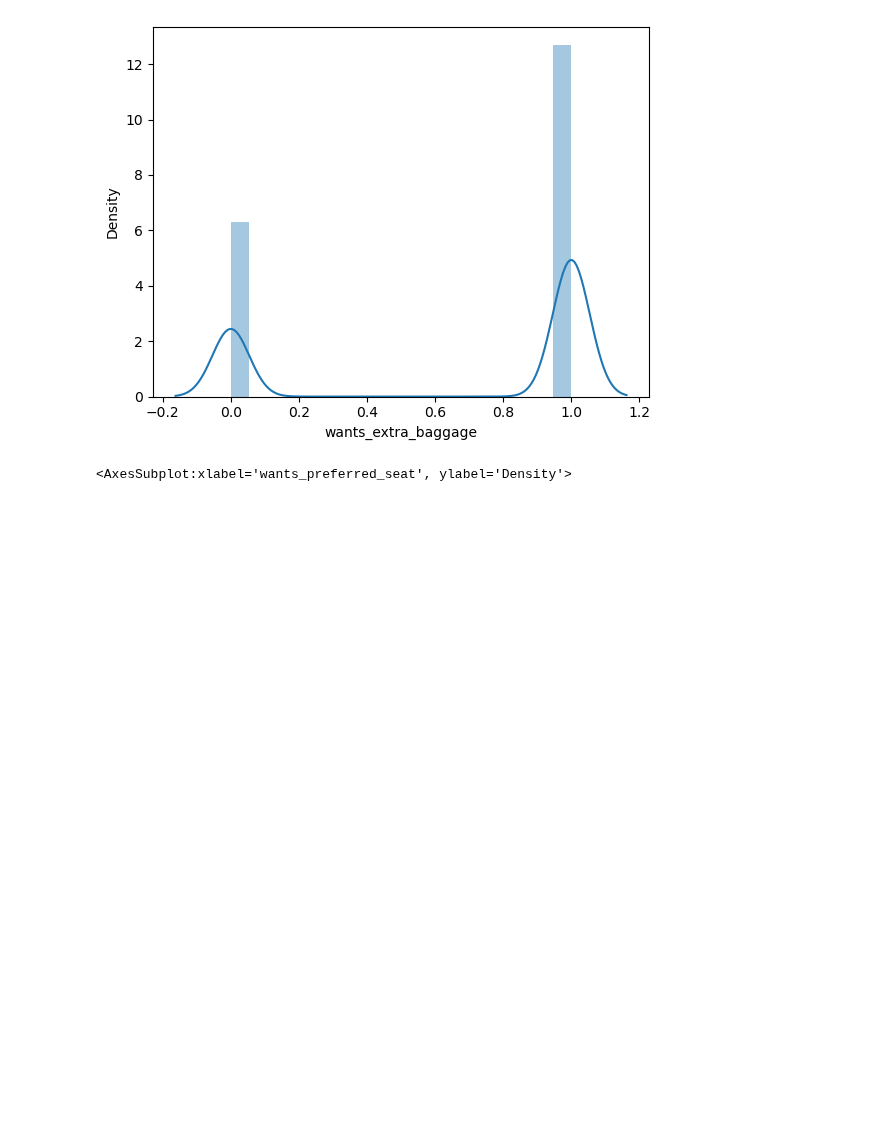
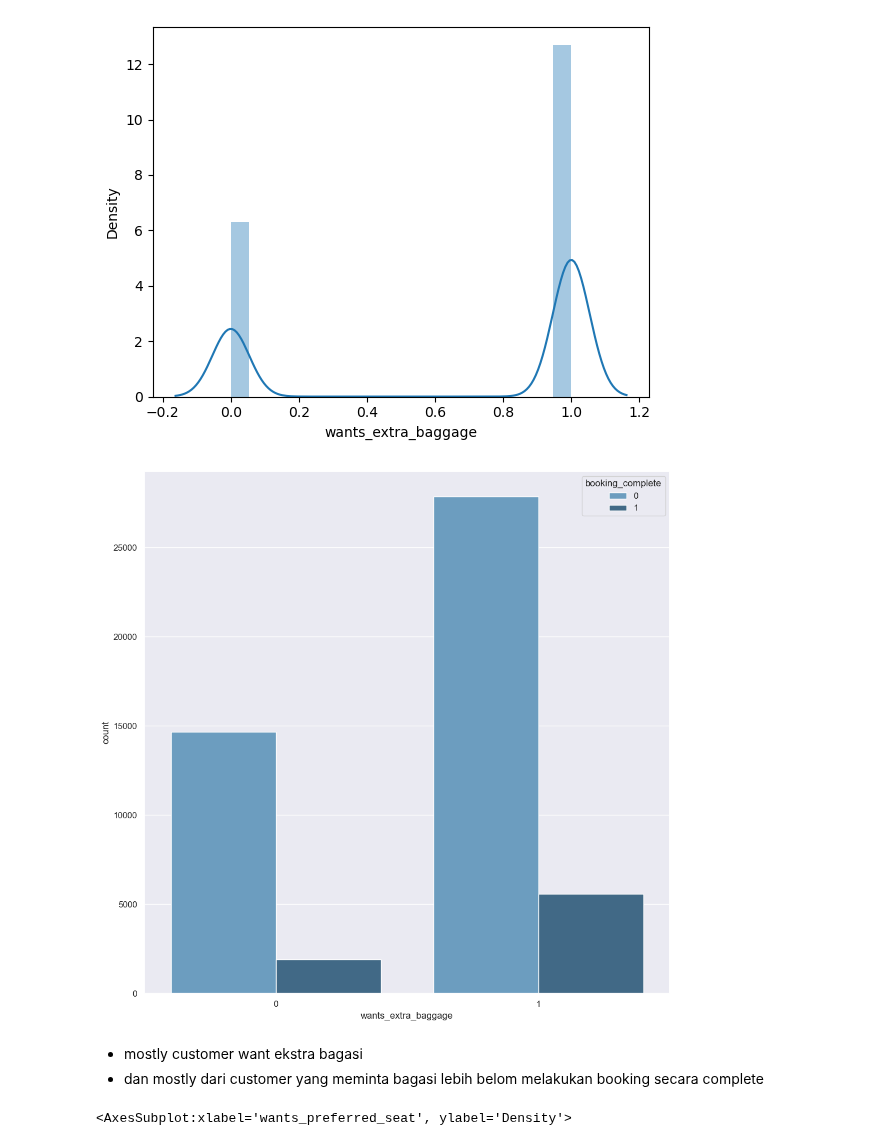
Before and after one commit to kintan-pitaloka/BACustomerBehaviour, a Jupyter notebook: PredictingCustomersBehaviour.ipynb, the cells around one changed output. Saved outputs shown, nothing was run; the diff lists cells and outputs as text; code cells hidden in the pictures; blank space fills up the shorter version.

```diff
--- a/PredictingCustomersBehaviour.ipynb
+++ b/PredictingCustomersBehaviour.ipynb
@@ -140,6 +179,14 @@ sns.distplot(df_cust['wants_extra_baggage'])
 # %% [output]
 <AxesSubplot:xlabel='wants_extra_baggage', ylabel='Density'>
 [figure]
+# %%
+sns.countplot(df_cust['wants_extra_baggage'], hue=df_cust['booking_complete'], palette = 'Blues_d')
+sns.set(rc={'figure.figsize':(12,12)}) # width, height
+# %% [output]
+[figure, added]
+# %% [markdown]
+- mostly customer want ekstra bagasi
+- dan mostly dari customer yang meminta bagasi lebih belom melakukan booking secara complete
 # %%
 sns.distplot(df_cust['wants_preferred_seat'])
 # %% [output]
```
Also changed, not shown: parts of 66 cells of this notebook.
